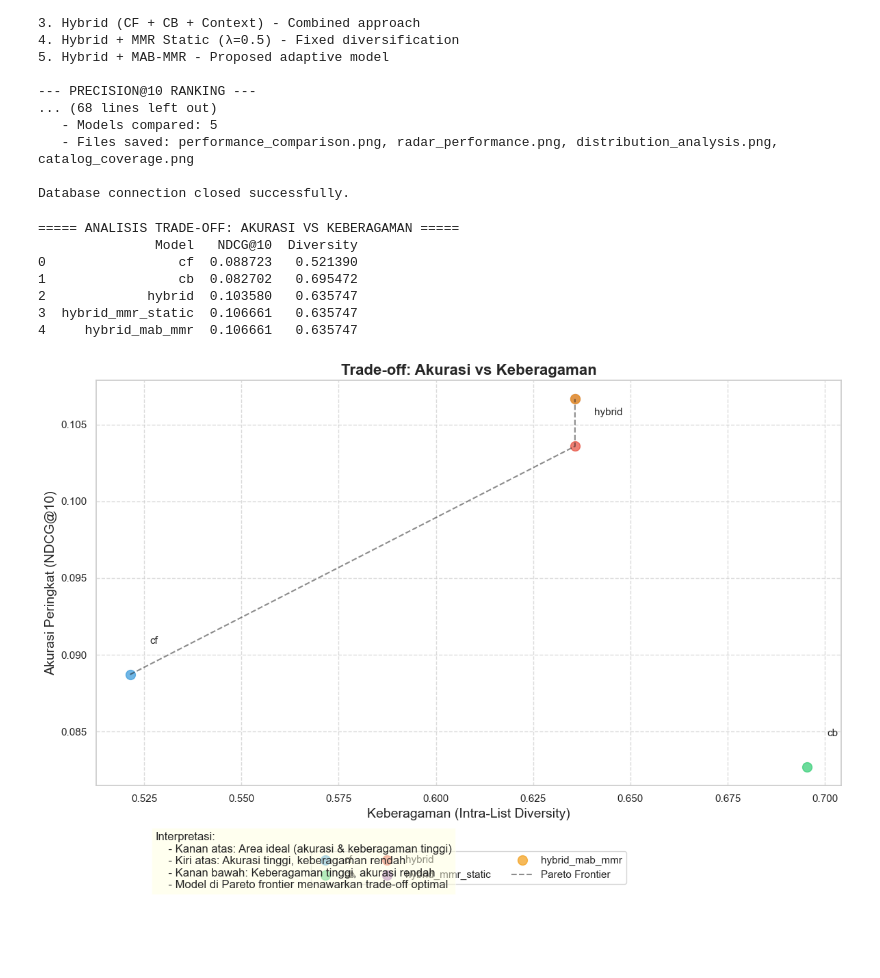
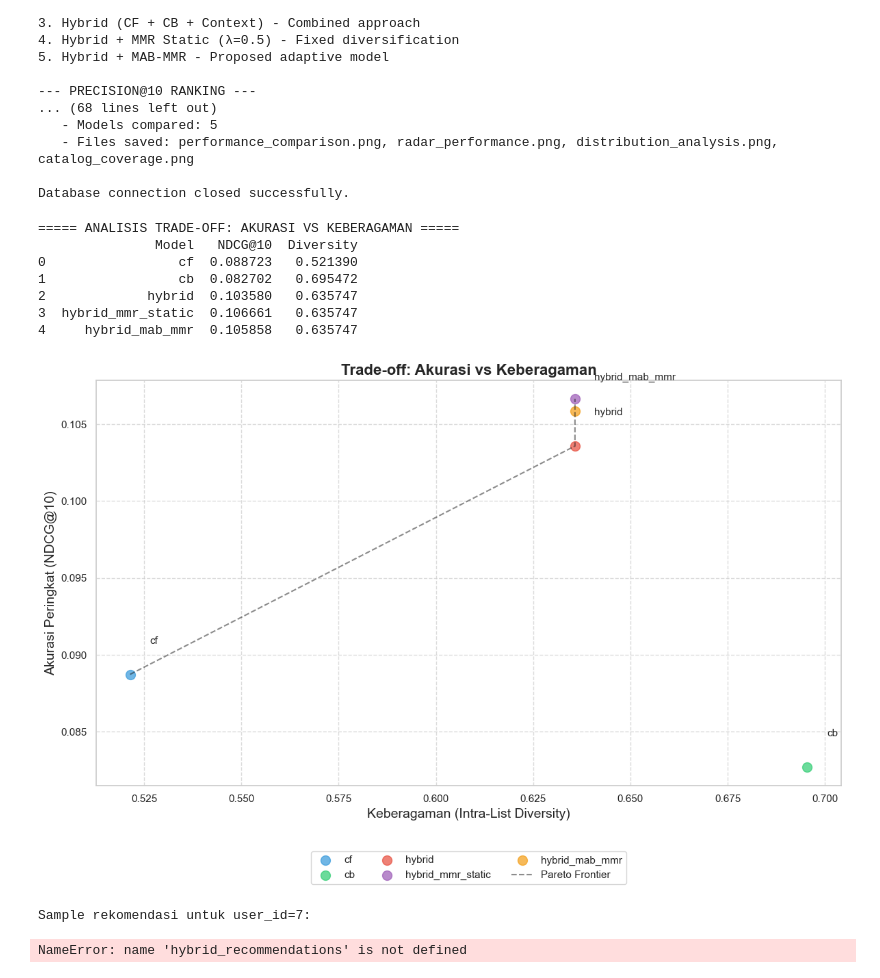
Before and after one commit to MEgyptPra/sistem-rekomendasi-adaptif, a Jupyter notebook: notebooks/Evaluasi Kuantitatif.ipynb, the cells around one changed output. Drawn from its saved outputs; the diff is of its cells as text; code cells hidden in the pictures; blank space fills up the shorter version.

```diff
--- a/notebooks/Evaluasi Kuantitatif.ipynb
+++ b/notebooks/Evaluasi Kuantitatif.ipynb
@@ -691,8 +691,13 @@ class MMRReranker:
         if not recommendations or len(recommendations) <= 1:
             return recommendations
 
+        # DEBUG: Print lambda before reranking
+        print(f"[DEBUG] MMR reranking with lambda = {self.lambda_param}")
+
+        # Deep copy the recommendations to avoid modifying the original list
+        import copy
+        candidates = copy.deepcopy(recommendations)
         selected = []
-        candidates = recommendations.copy()
 
         # Select first item (highest relevance)
         selected.append(candidates.pop(0))
@@ -703,9 +708,10 @@ class MMRReranker:
             best_idx = 0
 
             for i, candidate in enumerate(candidates):
+                # Relevance component
                 relevance = candidate['score']
 
-                # Calculate max similarity to selected items
+                # Calculate max similarity to already selected items
                 max_similarity = 0
                 for sel_item in selected:
                     similarity = self.calculate_similarity(
@@ -714,7 +720,9 @@ class MMRReranker:
                     )
                     max_similarity = max(max_similarity, similarity)
 
-                # MMR score
+                # MMR score = λ * relevance - (1 - λ) * max_similarity
+                # When λ=1, we consider only relevance
+                # When λ=0, we consider only diversity
                 mmr_score = self.lambda_param * relevance - (1 - self.lambda_param) * max_similarity
 
                 if mmr_score > best_score:
@@ -723,6 +731,13 @@ class MMRReranker:
 
             selected.append(candidates.pop(best_idx))
 
+        # DEBUG: Compare first 3 and last 3 recommendations before and after reranking
+        if len(selected) >= 3 and len(recommendations) >= 3:
+            print(f"[DEBUG] Original first 3: {[r['destination_id'] for r in recommendations[:3]]}")
+            print(f"[DEBUG] Reranked first 3: {[r['destination_id'] for r in selected[:3]]}")
+            print(f"[DEBUG] Original last 3: {[r['destination_id'] for r in recommendations[-3:]]}")
+            print(f"[DEBUG] Reranked last 3: {[r['destination_id'] for r in selected[-3:]]}")
+
         return selected
 # %%
 # ===== CELL 8.5: MAB OPTIMIZER =====
@@ -1704,41 +1733,43 @@ if performance_results and 'distribution_df' in locals() and not distribution_df
             pareto_points.append((row['Diversity'], row['NDCG@10']))
             current_max_ndcg = row['NDCG@10']
 
     # Plot Pareto frontier
     if len(pareto_points) > 1:
         pareto_x, pareto_y = zip(*pareto_points)
         plt.plot(pareto_x, pareto_y, 'k--', alpha=0.5, label='Pareto Frontier')
 
     # Styling
     plt.grid(True, linestyle='--', alpha=0.7)
     plt.title('Trade-off: Akurasi vs Keberagaman', fontsize=16, fontweight='bold')
     plt.xlabel('Keberagaman (Intra-List Diversity)', fontsize=14)
     plt.ylabel('Akurasi Peringkat (NDCG@10)', fontsize=14)
 
-    # Add explanation text box
-    explanation = """Interpretasi:
-    - Kanan atas: Area ideal (akurasi & keberagaman tinggi)
-    - Kiri atas: Akurasi tinggi, keberagaman rendah
-    - Kanan bawah: Keberagaman tinggi, akurasi rendah
-    - Model di Pareto frontier menawarkan trade-off optimal"""
-
-    plt.figtext(0.15, 0.02, explanation, fontsize=12,
-               bbox=dict(facecolor='lightyellow', alpha=0.5))
 
     # Legend
     plt.legend(loc='upper center', bbox_to_anchor=(0.5, -0.15), ncol=3)
 
     plt.tight_layout()
     plt.savefig('pareto_frontier.png', dpi=300, bbox_inches='tight')
     plt.show()
 else:
     print("Data tidak cukup untuk analisis trade-off. Pastikan evaluasi telah dijalankan.")
 # %% [output]
 ===== ANALISIS TRADE-OFF: AKURASI VS KEBERAGAMAN =====
                Model   NDCG@10  Diversity
 0                 cf  0.088723   0.521390
 1                 cb  0.082702   0.695472
 2             hybrid  0.103580   0.635747
 3  hybrid_mmr_static  0.106661   0.635747
-4     hybrid_mab_mmr  0.106661   0.635747
+4     hybrid_mab_mmr  0.105858   0.635747
-[figure, old version]
+[figure, new version]
+# %%
+# Verifikasi apakah MMR benar-benar me-rerank
+print("Sample rekomendasi untuk user_id=7:")
+print("Hybrid:", hybrid_recommendations[7])
+print("MMR Static:", mmr_static_recommendations[7])
+print("MAB-MMR:", mab_mmr_recommendations[7])
+
+# Harusnya BERBEDA minimal di posisi 5-10
+# %% [output]
+Sample rekomendasi untuk user_id=7:
+NameError: name 'hybrid_recommendations' is not defined
```
Also changed, not shown: parts of 7 cells of this notebook, 5 other files.
